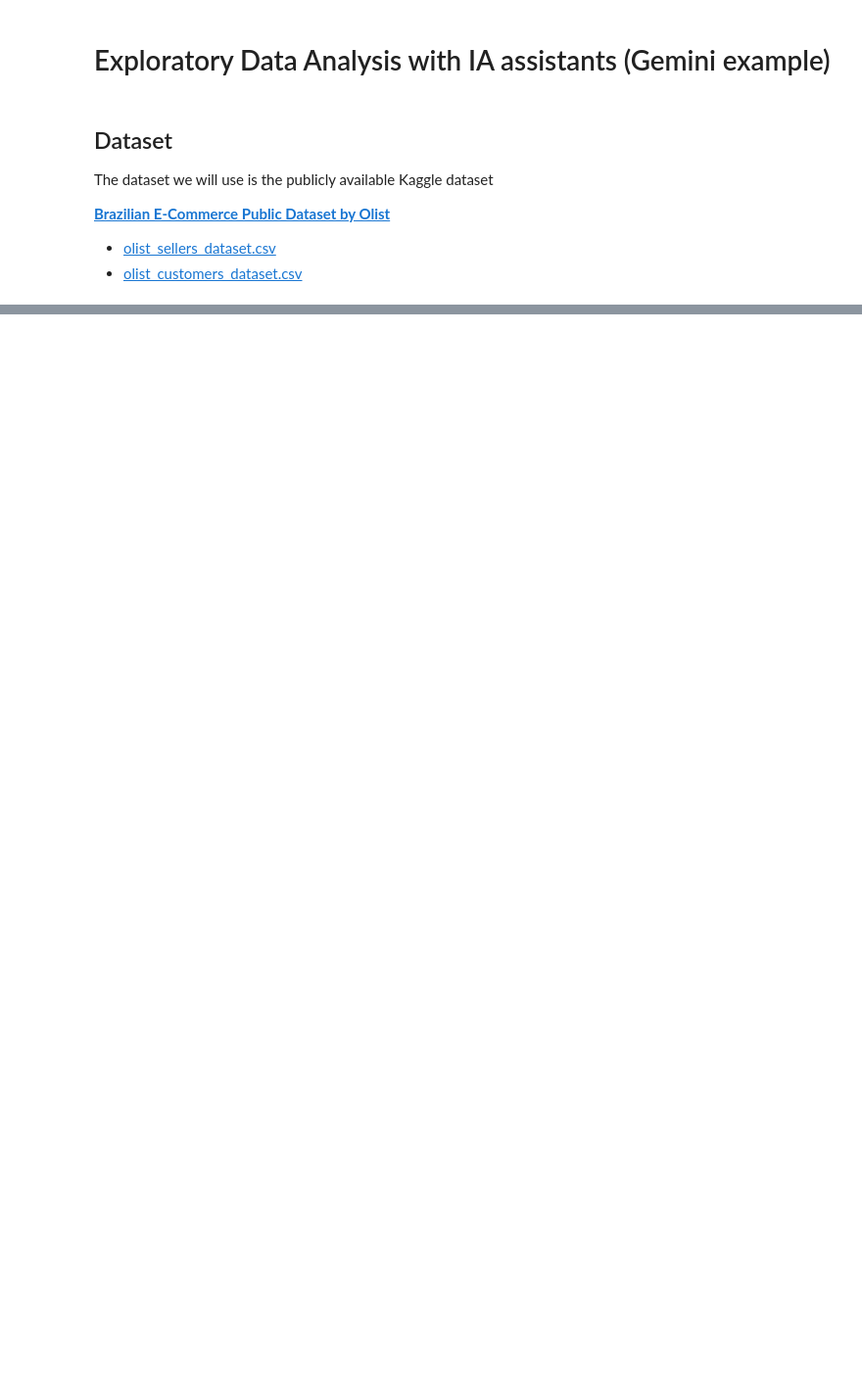
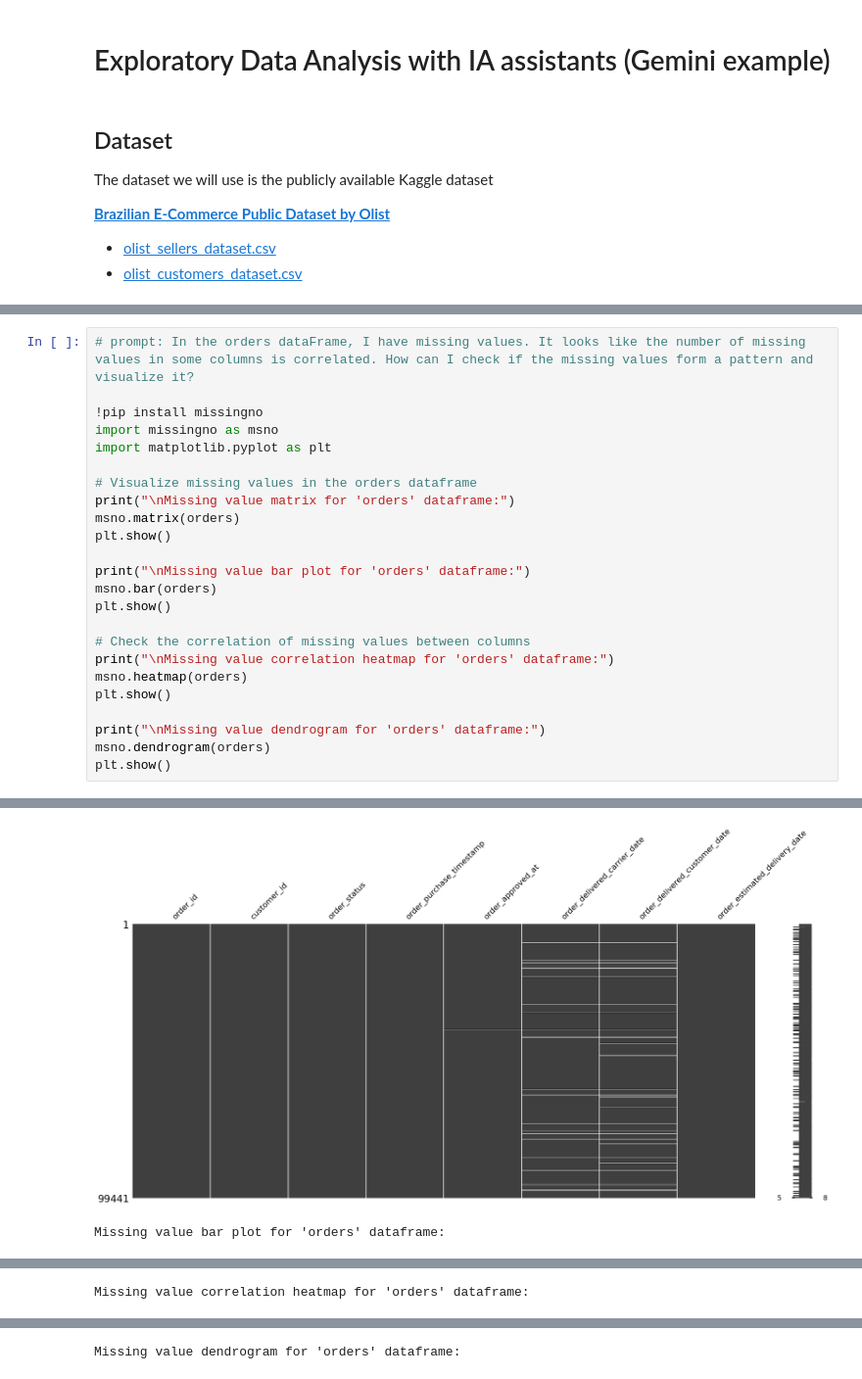
Before and after one commit to fsansegundo/Herramientas_IA_analisis_datos, a Jupyter notebook: EDA_with_gemini.ipynb, the cells around one changed output, grey strips where cells are left out. Shown at 98% size. Drawn from its saved outputs; the diff is of its cells as text; blank space fills up the shorter version.

```diff
--- a/EDA_with_gemini.ipynb
+++ b/EDA_with_gemini.ipynb
@@ -129,0 +238,25 @@ dtype: int64
+# %%
+# prompt: In the orders dataFrame, I have missing values. It looks like the number of missing values in some columns is correlated. How can I check if the missing values form a pattern and visualize it?
+
+!pip install missingno
+import missingno as msno
+import matplotlib.pyplot as plt
+
+# Visualize missing values in the orders dataframe
+print("\nMissing value matrix for 'orders' dataframe:")
+msno.matrix(orders)
+plt.show()
+
+print("\nMissing value bar plot for 'orders' dataframe:")
+msno.bar(orders)
+plt.show()
+
+# Check the correlation of missing values between columns
+print("\nMissing value correlation heatmap for 'orders' dataframe:")
+msno.heatmap(orders)
+plt.show()
+
+print("\nMissing value dendrogram for 'orders' dataframe:")
+msno.dendrogram(orders)
+plt.show()
+# %% [output]
@@ -129,0 +282,2 @@ dtype: int64
+[figure, added]
+Missing value bar plot for 'orders' dataframe:
@@ -129,0 +285 @@ dtype: int64
+Missing value correlation heatmap for 'orders' dataframe:
@@ -129,0 +287 @@ dtype: int64
+Missing value dendrogram for 'orders' dataframe:
```
Also changed, not shown: parts of 31 cells of this notebook.
